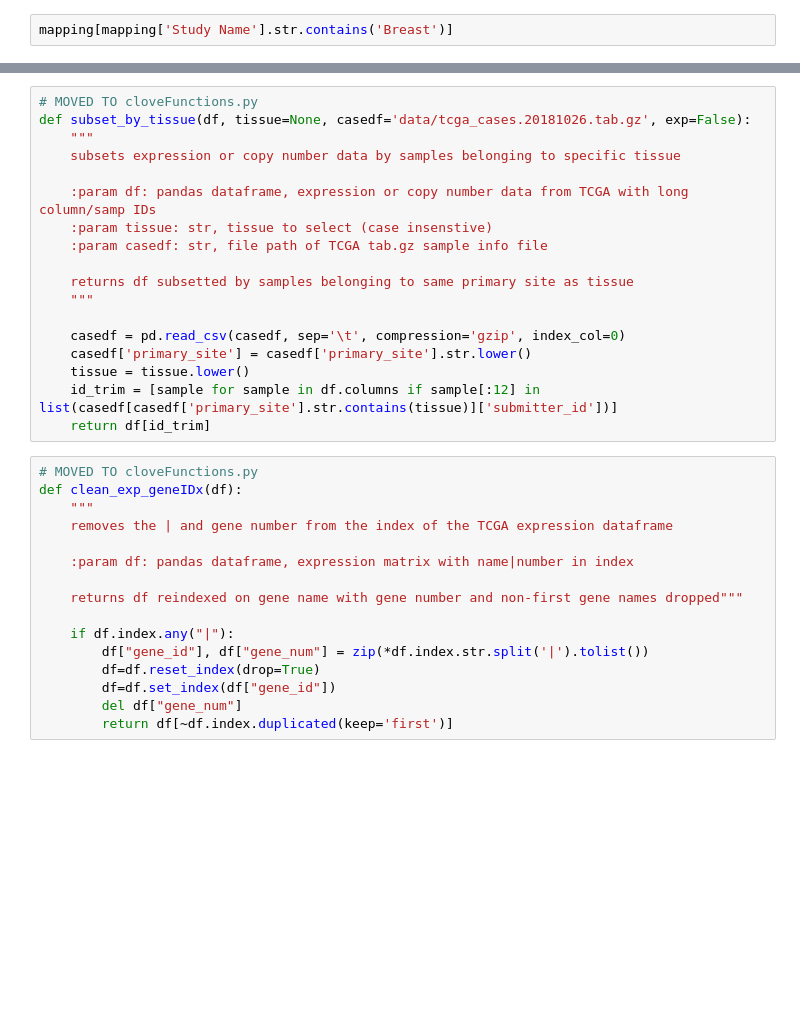
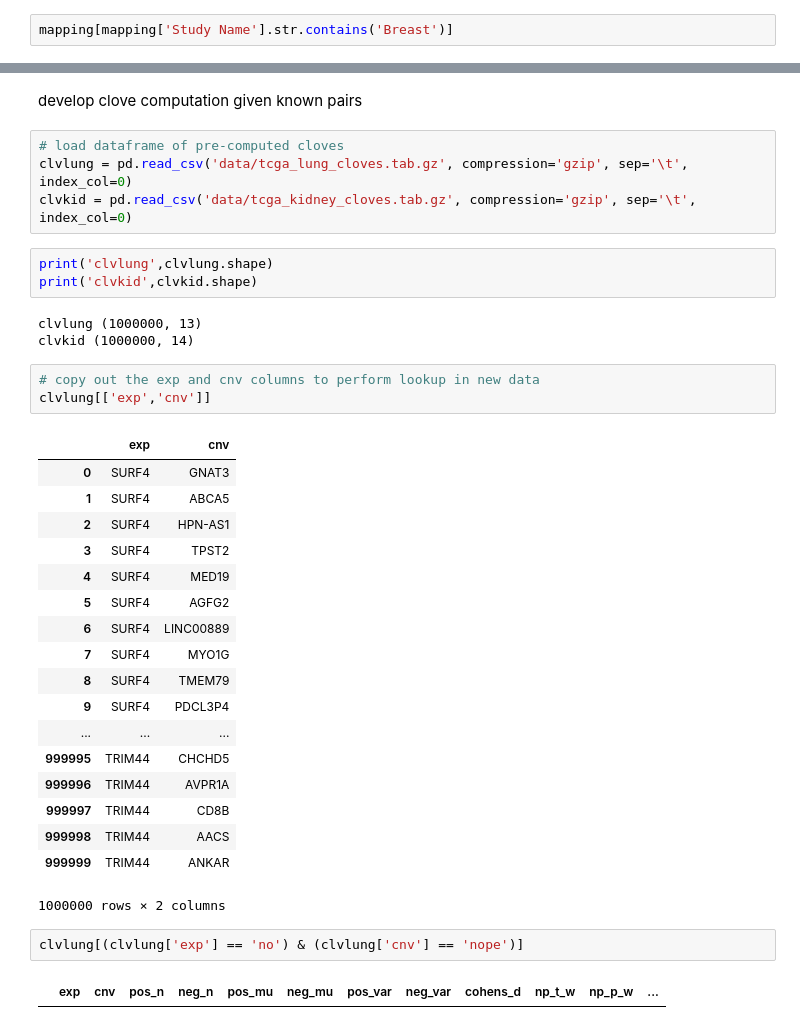
Before and after one commit to thjmattth/clove, a Jupyter notebook: tcga_sandbox.ipynb, the cells around one changed output, grey strips where cells are left out. Drawn from its saved outputs; the diff is of its cells as text; blank space fills up the shorter version.

```diff
--- a/tcga_sandbox.ipynb
+++ b/tcga_sandbox.ipynb
@@ -411,34 +368,38 @@ brca_cnv_hom = brca_cnv[(brca_cnv == 0) | (brca_cnv == -2)].replace(to_replace=-
-# %%
-# MOVED TO cloveFunctions.py
-def subset_by_tissue(df, tissue=None, casedf='data/tcga_cases.20181026.tab.gz', exp=False):
-    """
-    subsets expression or copy number data by samples belonging to specific tissue
-
-    :param df: pandas dataframe, expression or copy number data from TCGA with long column/samp IDs
-    :param tissue: str, tissue to select (case insenstive)
-    :param casedf: str, file path of TCGA tab.gz sample info file
-
-    returns df subsetted by samples belonging to same primary site as tissue
-    """
-
-    casedf = pd.read_csv(casedf, sep='\t', compression='gzip', index_col=0)
-    casedf['primary_site'] = casedf['primary_site'].str.lower()
-    tissue = tissue.lower()
-    id_trim = [sample for sample in df.columns if sample[:12] in list(casedf[casedf['primary_site'].str.contains(tissue)]['submitter_id'])]
-    return df[id_trim]
-# %%
-# MOVED TO cloveFunctions.py
-def clean_exp_geneIDx(df):
-    """
-    removes the | and gene number from the index of the TCGA expression dataframe
-
-    :param df: pandas dataframe, expression matrix with name|number in index
-
-    returns df reindexed on gene name with gene number and non-first gene names dropped"""
-
-    if df.index.any("|"):
-        df["gene_id"], df["gene_num"] = zip(*df.index.str.split('|').tolist())
-        df=df.reset_index(drop=True)
-        df=df.set_index(df["gene_id"])
-        del df["gene_num"]
-        return df[~df.index.duplicated(keep='first')]
+# %% [markdown]
+develop clove computation given known pairs
+# %%
+# load dataframe of pre-computed cloves
+clvlung = pd.read_csv('data/tcga_lung_cloves.tab.gz', compression='gzip', sep='\t', index_col=0)
+clvkid = pd.read_csv('data/tcga_kidney_cloves.tab.gz', compression='gzip', sep='\t', index_col=0)
+# %%
+print('clvlung',clvlung.shape)
+print('clvkid',clvkid.shape)
+# %% [output]
+clvlung (1000000, 13)
+clvkid (1000000, 14)
+# %%
+# copy out the exp and cnv columns to perform lookup in new data
+clvlung[['exp','cnv']]
+# %% [output]
+|  | exp | cnv |
+| 0 | SURF4 | GNAT3 |
+| 1 | SURF4 | ABCA5 |
+| 2 | SURF4 | HPN-AS1 |
+| 3 | SURF4 | TPST2 |
+| 4 | SURF4 | MED19 |
+| 5 | SURF4 | AGFG2 |
+| 6 | SURF4 | LINC00889 |
+| 7 | SURF4 | MYO1G |
+| 8 | SURF4 | TMEM79 |
+| 9 | SURF4 | PDCL3P4 |
+| ... | ... | ... |
+| 999995 | TRIM44 | CHCHD5 |
+| 999996 | TRIM44 | AVPR1A |
+| 999997 | TRIM44 | CD8B |
+| 999998 | TRIM44 | AACS |
+| 999999 | TRIM44 | ANKAR |
+1000000 rows × 2 columns
+# %%
+clvlung[(clvlung['exp'] == 'no') & (clvlung['cnv'] == 'nope')]
+# %% [output]
+|  | exp | cnv | pos_n | neg_n | pos_mu | neg_mu | pos_var | neg_var | cohens_d | np_t_w | np_p_w | ... |
```
Also changed, not shown: parts of 3 cells of this notebook, 2 other files.
